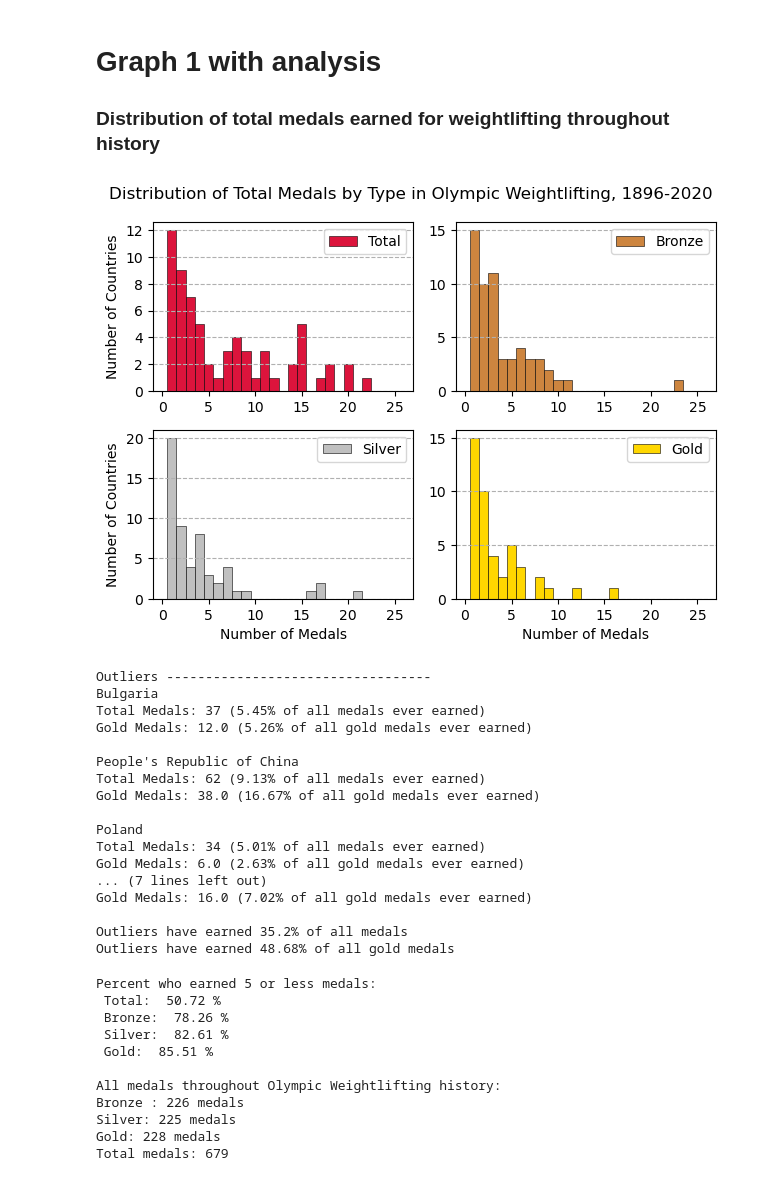
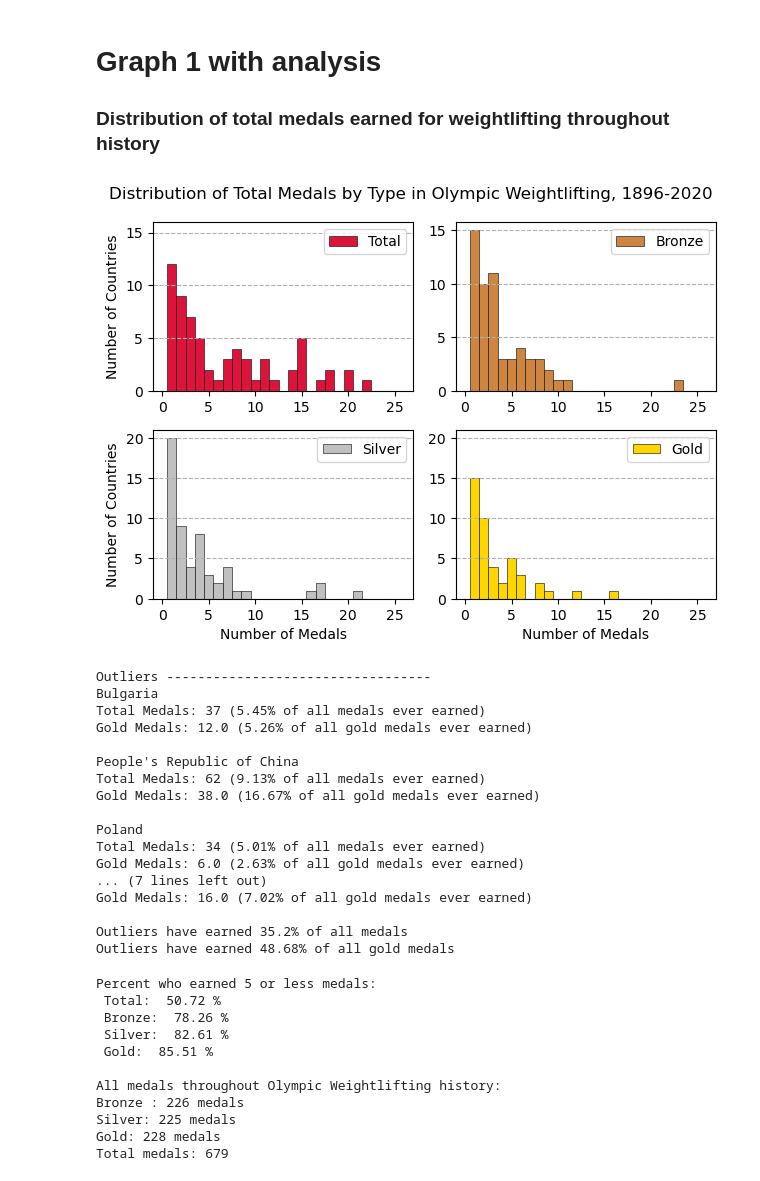
Before and after one commit to nichS21/DS-256-Group-Project, a Jupyter notebook: Stach - Individual Analysis.ipynb, the cells around one changed output. Cells and saved outputs as stored; diff of their text form; code cells hidden in the pictures.

```diff
--- a/Stach - Individual Analysis.ipynb
+++ b/Stach - Individual Analysis.ipynb
@@ -85,9 +58,9 @@ axs[1,1].hist(gold, bins=np.arange(1,41,1), label="Gold", color='gold', **kwargs
 #   axs[0,0] - totals
 axs[0,0].set_ylabel("Number of Countries")
 axs[0,0].legend()
-axs[0,0].set_yticks(np.arange(0,13,2))
 axs[0,0].grid(axis='y', linestyle='dashed')
 axs[0,0].set_xlim(-1,27)
+axs[0,0].set_ylim(0,16)
 
 #   axs[0,1] - bronze
 axs[0,1].legend()
@@ -101,44 +74,47 @@ axs[1,0].legend()
 axs[1,0].grid(axis='y', linestyle='dashed')
 axs[1,0].set_xlim(-1,27)
 
+
 #   axs[1,1] - gold
 axs[1,1].set_xlabel("Number of Medals")
 axs[1,1].legend()
 axs[1,1].grid(axis='y', linestyle='dashed')
 axs[1,1].set_xlim(-1,27)
+axs[1,1].set_ylim(0,21)
+
 
 #   all
 plt.suptitle("Distribution of Total Medals by Type in Olympic Weightlifting, 1896-2020")
 fig.tight_layout()
 plt.show()
 
 
 # Who are the outliers in the total & gold graphs and how many medals do they have?
 outliers = countryCodes[np.where((cTotals > 25) | (gold > 25))]
 allTotal = np.sum(cTotals)  # all medals ever earned in Olympic weightlifting
 goldTotal = np.sum(gold)   # all gold medals ever earned in Olympic weightlifting
 outlierTotal = np.empty(len(outliers))      # totals of all medals earned by outliers
 outlierGold = np.empty(len(outliers))
 
 print("Outliers ----------------------------------")
 for i in range(len(outliers)):
     outlier = outliers[i]
     name = weightDF[weightDF.country_code == outlier].country_name.values[0]
 
     # get num medals: total & gold
     oTotal = cTotals[np.where(countryCodes == outlier)][0]
     outlierTotal[i] = oTotal
     oGold = gold[np.where(countryCodes == outlier)][0]
     outlierGold[i] = oGold
 
     print(name, "\nTotal Medals: ", oTotal, " (", round(oTotal/allTotal*100, 2), "% of all medals ever earned)",
           "\nGold Medals: ", oGold, " (", round(oGold/goldTotal*100, 2), "% of all gold medals ever earned)", sep='')
     print()
 
 print("Outliers have earned ", round( (np.sum(outlierTotal)/allTotal)*100, 2), "% of all medals", sep='')
 print("Outliers have earned ", round( (np.sum(outlierGold)/goldTotal)*100, 2), "% of all gold medals", sep='')
 # %% [output]
-[figure, old version]
+[figure, new version]
 Outliers ----------------------------------
 Bulgaria
 Total Medals: 37 (5.45% of all medals ever earned)
```
Also changed, not shown: parts of 5 cells of this notebook, 1 other file.
